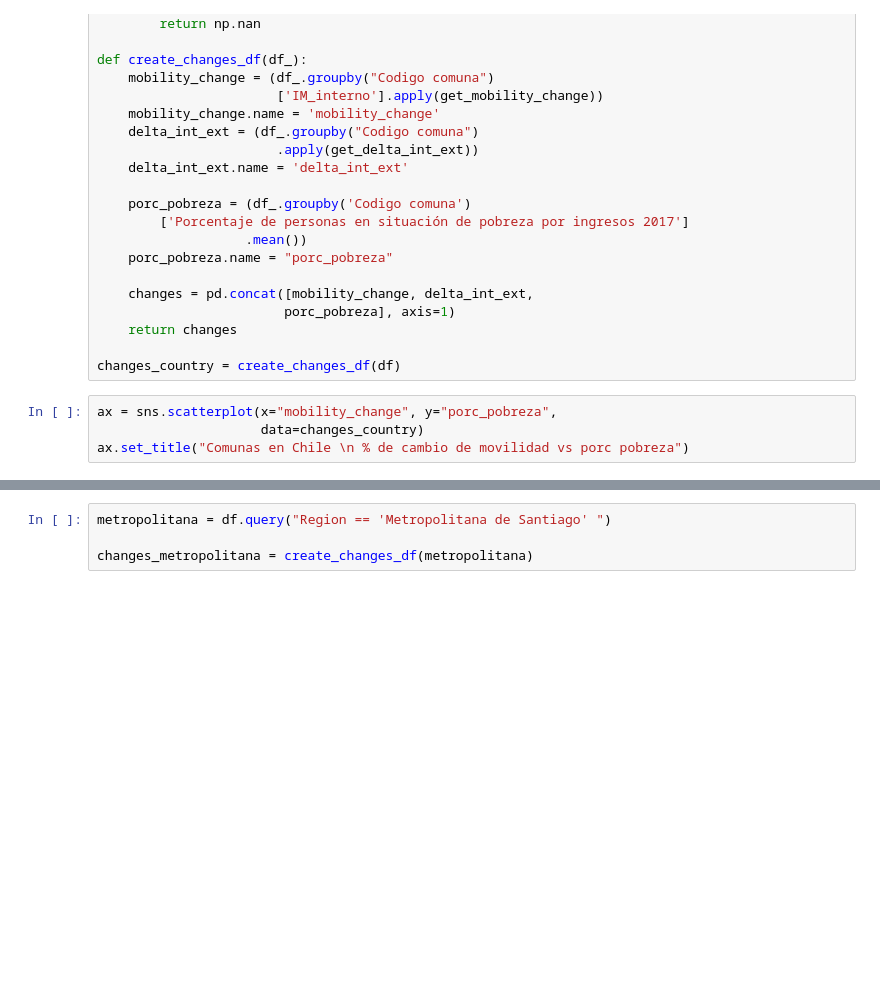
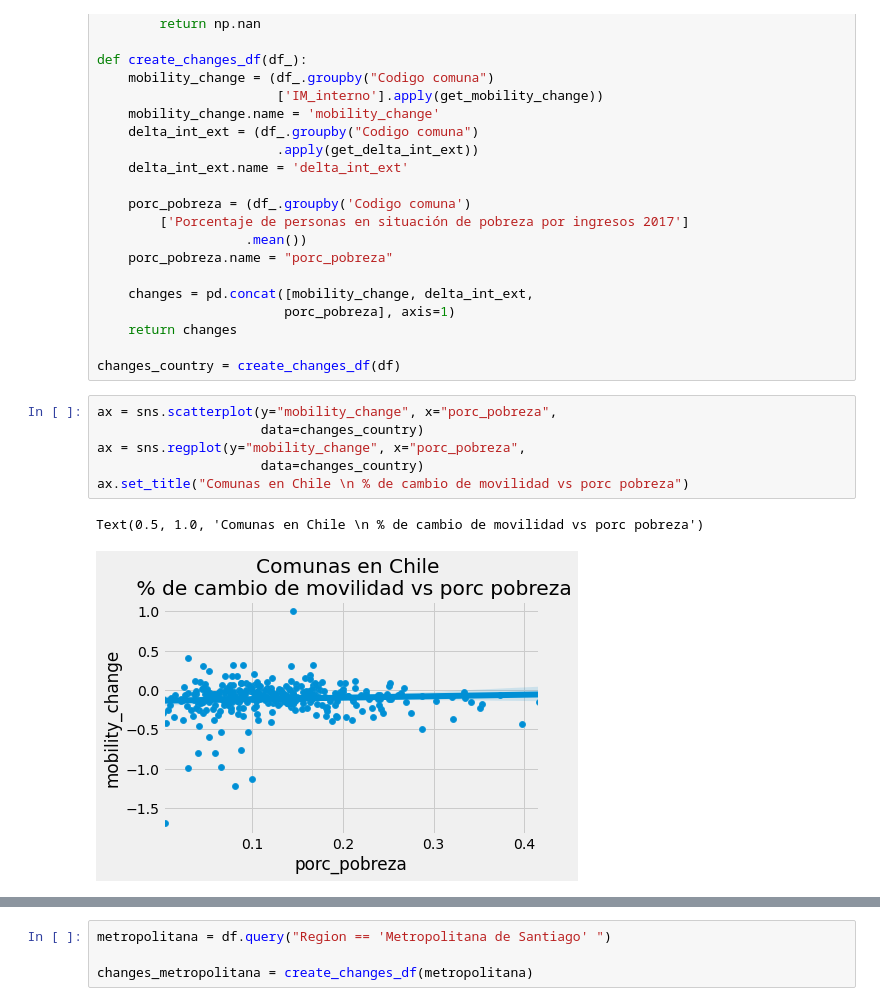
Before and after one commit to cdagnino/mobility_and_comuna, a Jupyter notebook: main.ipynb, the cells around one changed output, grey strips where cells are left out. Saved outputs shown, nothing was run; the diff lists cells and outputs as text; blank space fills up the shorter version.

```diff
--- a/main.ipynb
+++ b/main.ipynb
@@ -271,7 +192,12 @@ def create_changes_df(df_):
 
 changes_country = create_changes_df(df)
 # %%
-ax = sns.scatterplot(x="mobility_change", y="porc_pobreza",
+ax = sns.scatterplot(y="mobility_change", x="porc_pobreza",
+                     data=changes_country)
+ax = sns.regplot(y="mobility_change", x="porc_pobreza",
                      data=changes_country)
 ax.set_title("Comunas en Chile \n % de cambio de movilidad vs porc pobreza")
+# %% [output]
+Text(0.5, 1.0, 'Comunas en Chile \n % de cambio de movilidad vs porc pobreza')
+[figure, added]
 # %%
```
Also changed, not shown: parts of 52 cells of this notebook.
